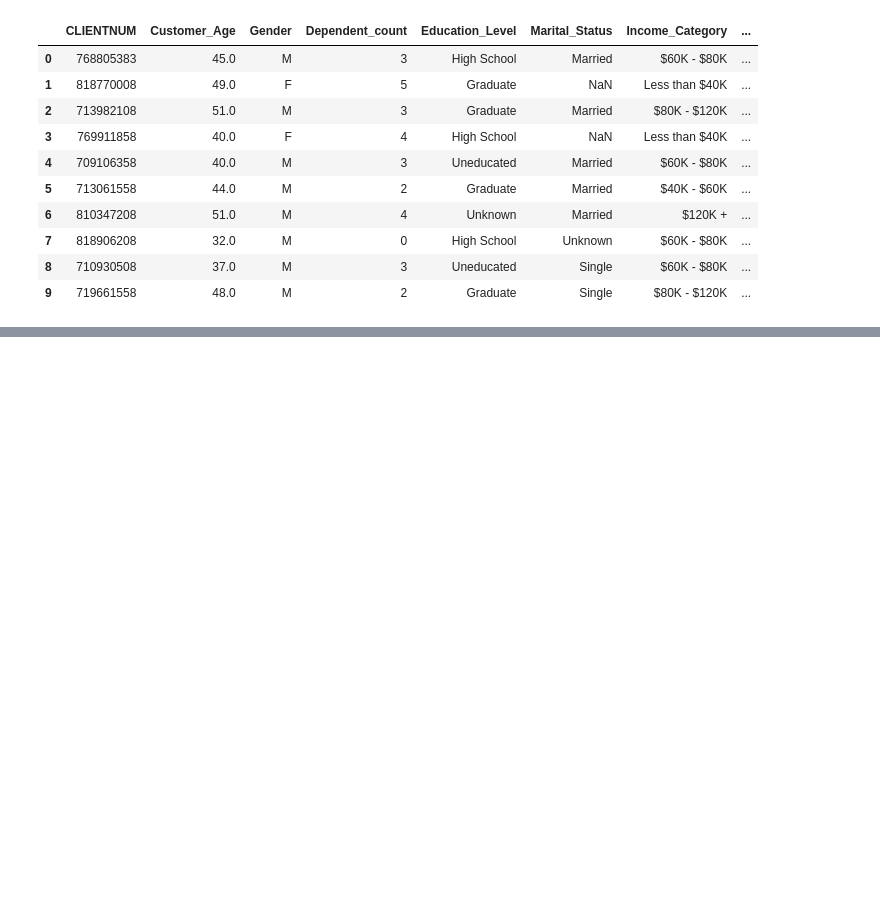
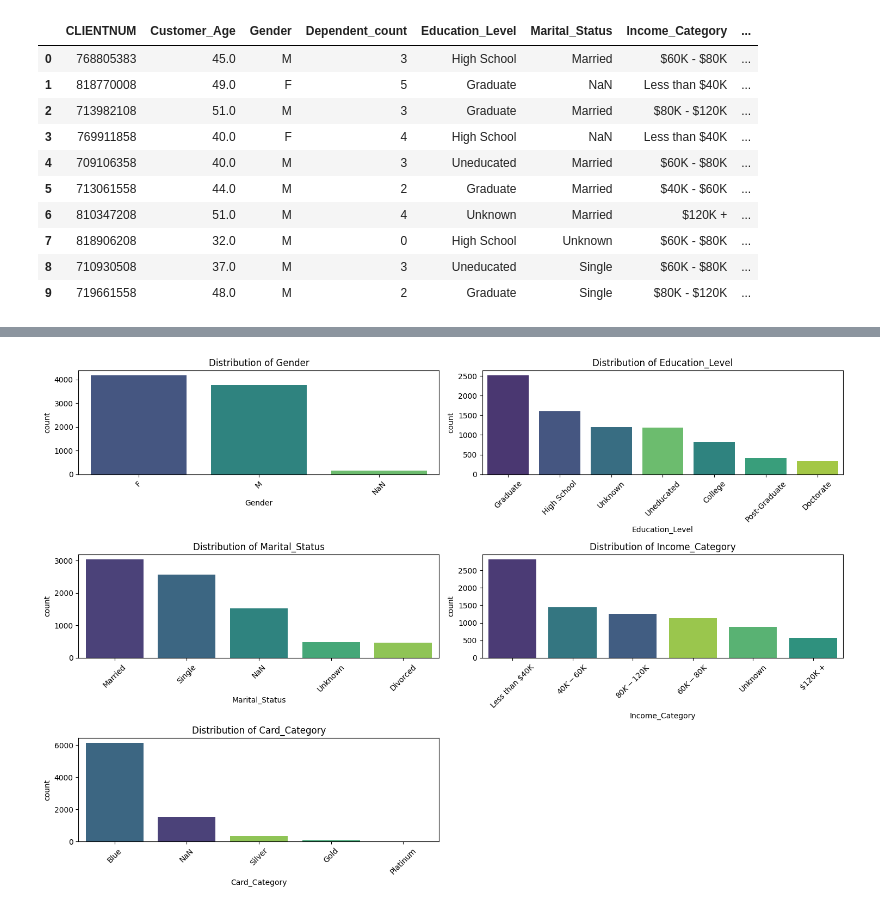
Before and after one commit to SheidaAbedpour/Regression-Credit-Limit-Prediction, a Jupyter notebook: main.ipynb, the cells around one changed output, grey strips where cells are left out. Saved outputs shown, nothing was run; the diff lists cells and outputs as text; code cells hidden in the pictures; blank space fills up the shorter version.

```diff
--- a/main.ipynb
+++ b/main.ipynb
@@ -77,0 +122,18 @@ df.head(5)
+# %%
+train_df_copy = train_df.copy()
+categorical_features = ['Gender', 'Education_Level', 'Marital_Status', 'Income_Category', 'Card_Category']
+train_df_copy[categorical_features] = train_df_copy[categorical_features].fillna('NaN')
+
+# Plot bar plots for each categorical feature including NaN values
+plt.figure(figsize=(15, 10))
+
+for i, feature in enumerate(categorical_features, 1):
+    plt.subplot(3, 2, i)
+    sns.countplot(data=train_df_copy, x=feature, hue=feature, order=train_df_copy[feature].value_counts().index, palette="viridis", legend=False)
+    plt.title(f'Distribution of {feature}')
+    plt.xticks(rotation=45)
+    plt.tight_layout()
+
+plt.show()
+# %% [output]
+[figure, added]
```
Also changed, not shown: parts of 22 cells of this notebook.
